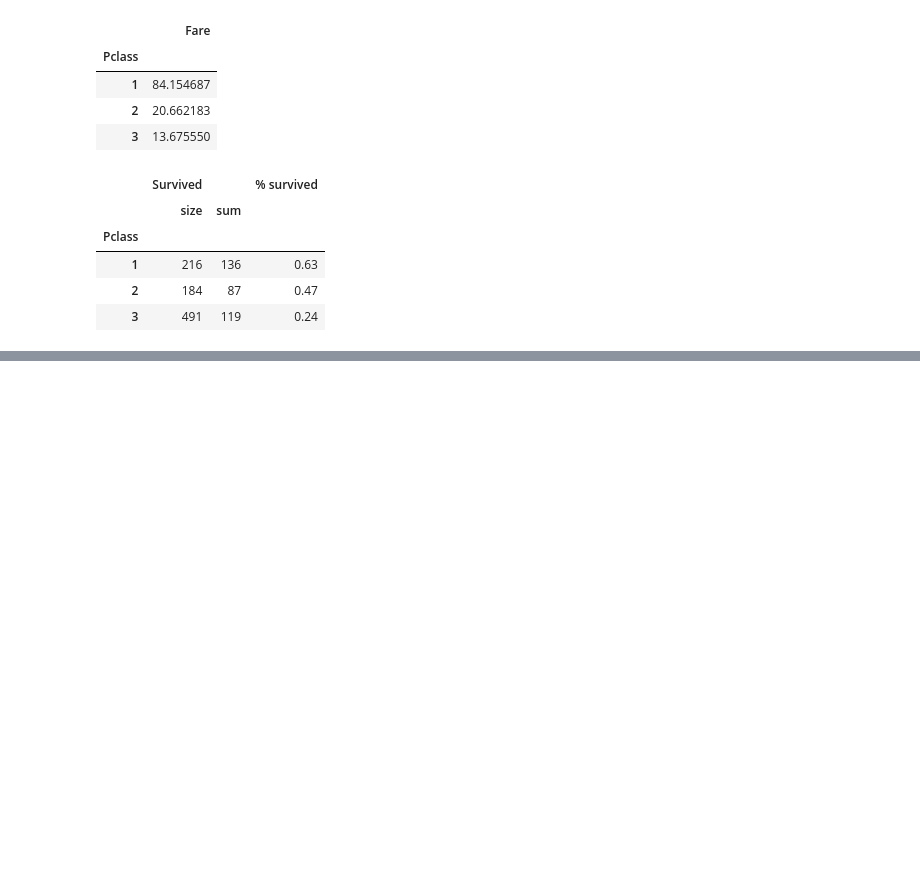
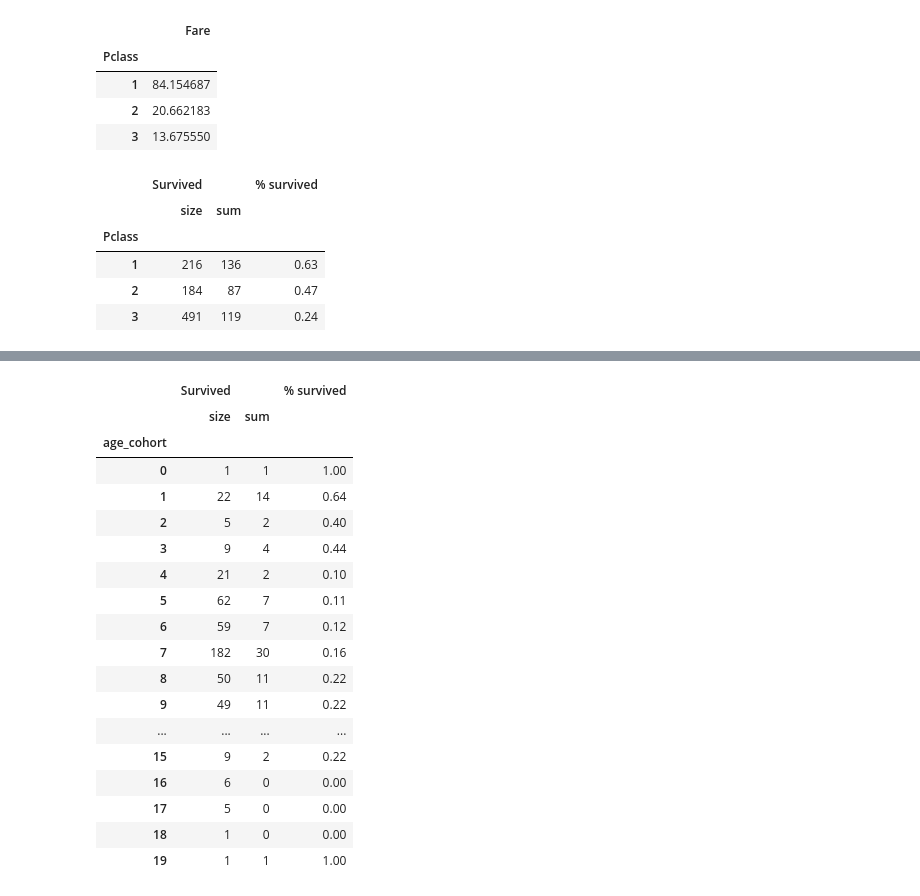
Before and after one commit to cercami/data-science, a Jupyter notebook: kaggle/Titanic/titanic.ipynb, the cells around one changed output, grey strips where cells are left out. Cells and saved outputs as stored; diff of their text form; code cells hidden in the pictures; blank space fills up the shorter version.

```diff
--- a/kaggle/Titanic/titanic.ipynb
+++ b/kaggle/Titanic/titanic.ipynb
@@ -144,3 +146,6 @@ class_survival
 | 1 | 216 | 136 | 0.63 |
 | 2 | 184 | 87 | 0.47 |
 | 3 | 491 | 119 | 0.24 |
+# %%
+train['title'] = train.Name.str.findall("[a-zA-Z+],\s(.+?)\s").apply(lambda x: x[0]).str.strip(".")
+test['title'] = test.Name.str.findall("[a-zA-Z+],\s(.+?)\s").apply(lambda x: x[0]).str.strip(".")
@@ -146,0 +226,12 @@ class_survival
+# %%
+def age_cohorts(age):
+    cohorts = np.linspace(train.Age.min(), train.Age.max(), num=20)
+    i = 0
+    for cohort in cohorts:
+        if age <= cohort:
+            return i
+        else:
+            i += 1
+
+train['age_cohort'] = train.Age.apply(age_cohorts)
+test['age_cohort'] = test.Age.apply(age_cohorts)
@@ -146,0 +240,24 @@ class_survival
+# %%
+male_cohorts = train.loc[train.Sex == 0][['age_cohort', 'Survived']].groupby("age_cohort").agg([np.size, np.sum])
+male_cohorts['% survived'] = round(male_cohorts['Survived']['sum'] / male_cohorts['Survived']['size'], 2)
+male_cohorts
+# %% [output]
+|  | Survived |  | % survived |
+|  | size | sum |  |
+| age_cohort |  |  |  |
+| 0 | 1 | 1 | 1.00 |
+| 1 | 22 | 14 | 0.64 |
+| 2 | 5 | 2 | 0.40 |
+| 3 | 9 | 4 | 0.44 |
+| 4 | 21 | 2 | 0.10 |
+| 5 | 62 | 7 | 0.11 |
+| 6 | 59 | 7 | 0.12 |
+| 7 | 182 | 30 | 0.16 |
+| 8 | 50 | 11 | 0.22 |
+| 9 | 49 | 11 | 0.22 |
+| ... | ... | ... | ... |
+| 15 | 9 | 2 | 0.22 |
+| 16 | 6 | 0 | 0.00 |
+| 17 | 5 | 0 | 0.00 |
+| 18 | 1 | 0 | 0.00 |
+| 19 | 1 | 1 | 1.00 |
```
Also changed, not shown: parts of 26 cells of this notebook.
